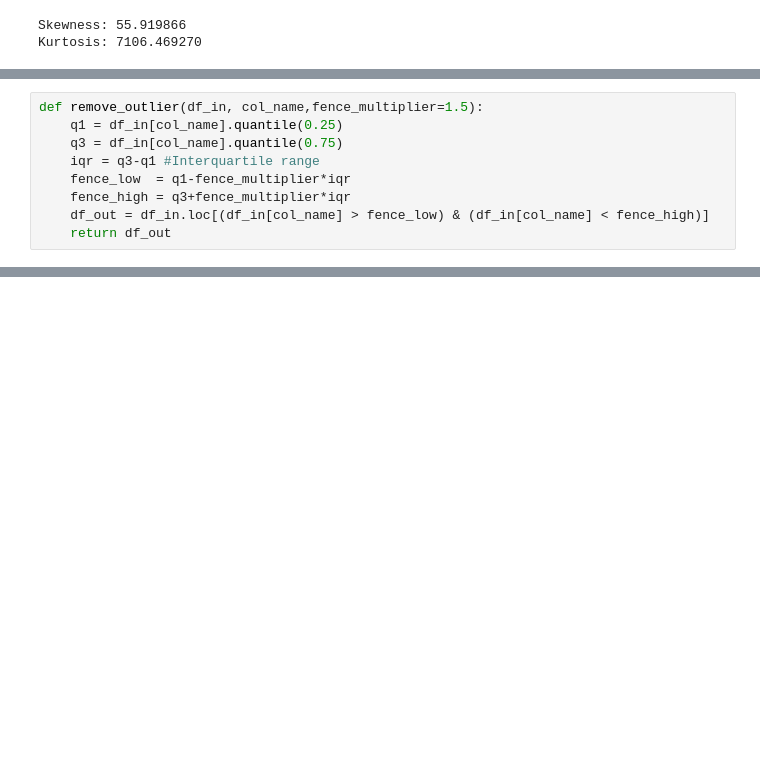
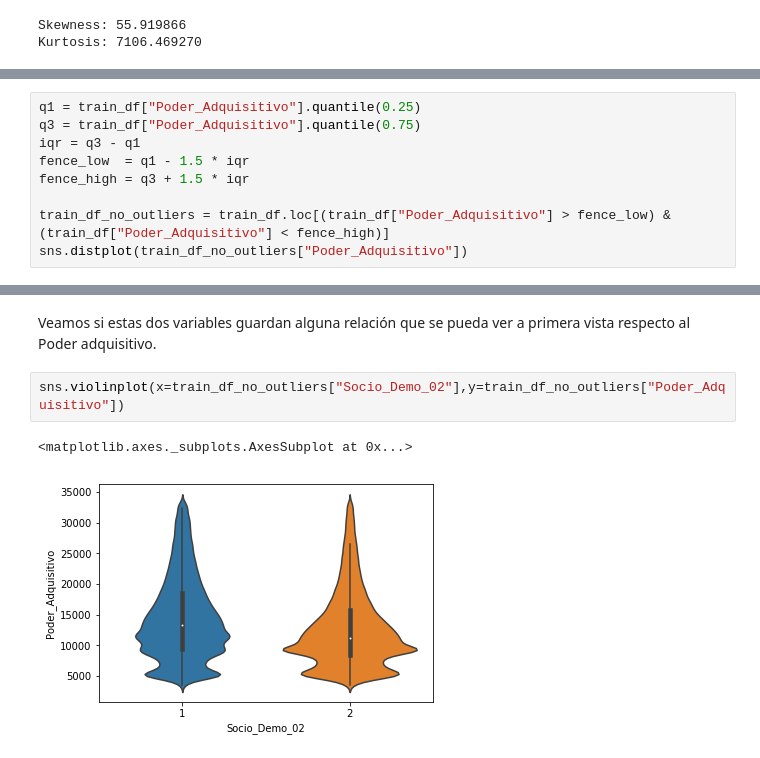
Before and after one commit to AlwaysLearningDeeper/Salesforce-Predictive-Modelling, a Jupyter notebook: jairsan/data_exploration.ipynb, the cells around one changed output, grey strips where cells are left out. Drawn from its saved outputs; the diff is of its cells as text; blank space fills up the shorter version.

```diff
--- a/jairsan/data_exploration.ipynb
+++ b/jairsan/data_exploration.ipynb
@@ -80,9 +96,9 @@ Kurtosis: 7106.469270
 # %%
-def remove_outlier(df_in, col_name,fence_multiplier=1.5):
-    q1 = df_in[col_name].quantile(0.25)
-    q3 = df_in[col_name].quantile(0.75)
-    iqr = q3-q1 #Interquartile range
-    fence_low  = q1-fence_multiplier*iqr
-    fence_high = q3+fence_multiplier*iqr
-    df_out = df_in.loc[(df_in[col_name] > fence_low) & (df_in[col_name] < fence_high)]
-    return df_out
+q1 = train_df["Poder_Adquisitivo"].quantile(0.25)
+q3 = train_df["Poder_Adquisitivo"].quantile(0.75)
+iqr = q3 - q1
+fence_low  = q1 - 1.5 * iqr
+fence_high = q3 + 1.5 * iqr
+
+train_df_no_outliers = train_df.loc[(train_df["Poder_Adquisitivo"] > fence_low) & (train_df["Poder_Adquisitivo"] < fence_high)]
+sns.distplot(train_df_no_outliers["Poder_Adquisitivo"])
@@ -112,0 +163,7 @@ sns.distplot(train_df_clean["Poder_Adquisitivo"])
+# %% [markdown]
+Veamos si estas dos variables guardan alguna relación que se pueda ver a primera vista respecto al Poder adquisitivo.
+# %%
+sns.violinplot(x=train_df_no_outliers["Socio_Demo_02"],y=train_df_no_outliers["Poder_Adquisitivo"])
+# %% [output]
+<matplotlib.axes._subplots.AxesSubplot at 0x...>
+[figure, added]
```
Also changed, not shown: parts of 39 cells of this notebook.
